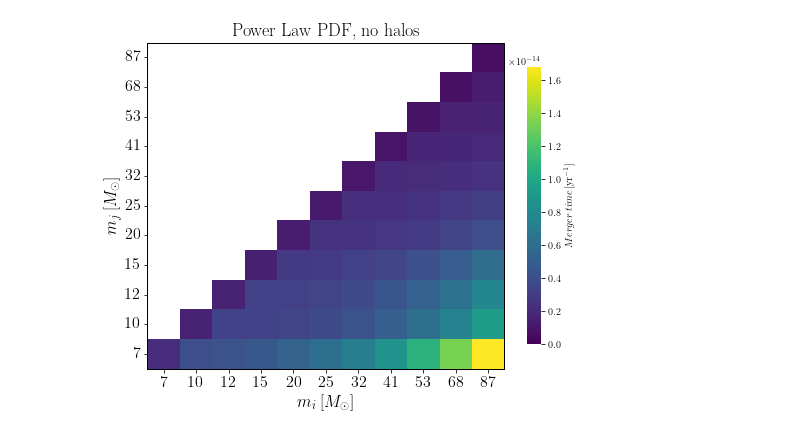
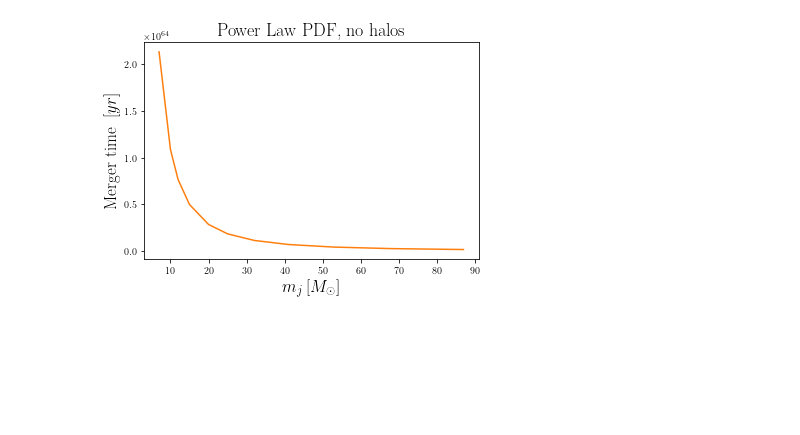
Before and after one commit to pratibhajangra591/Ifca-github, a Jupyter notebook: mergertime.ipynb, the cells around one changed output. Drawn from its saved outputs; the diff is of its cells as text; code cells hidden in the pictures; blank space fills up the shorter version.

```diff
--- a/mergertime.ipynb
+++ b/mergertime.ipynb
@@ -118,76 +72,30 @@ def merger_time_nohalo(m_1,m_2,Δ_1,Δ_2,t_m):
 # %%
-# Calculation of the 2D merger rate for Powerlaw PBH mass distribution.
-#The resolution of the PBHs masses m_1 is Δ_1 and of m_2 is Δ_2 with Δ_1=Δ_2=Δ.
+plt.rcParams['font.family'] = 'serif'
+plt.rcParams['xtick.direction'] = 'out'
+plt.rcParams['ytick.direction'] = 'out'
 
 
-Mergertime_PWR = np.zeros((11, 11))
-
-
-
-for i in range(11):
-    for j in range(11):
-
-        f_pbh = 4.3e-3
-        f = 0.85*f_pbh
-
-
-        def P(m): #Powerlaw PBH mass distribution
-            α = 1.6
-            M = 5     #in units of M☉
-            return ((α-1)/M) * ((m/M)**(-α))
-
-        if i==j:
-            Mergertime_PWR[i,j] = 0.5*merger_time_nohalo(m_1_list[i], m_2_list[j], Δ_1_list[i], Δ_2_list[j], t_m)
-
-        else:
-            Mergertime_PWR[i,j] = merger_time_nohalo(m_1_list[i], m_2_list[j], Δ_1_list[i], Δ_2_list[j], t_m)
+def merger_time_nohalos(m_2):  # assuming a_i = a_f and hence j_i = j_f .
+    return  (((a_i**4) * (c**5))/((85/3) * (G**3) * (m_1 * m_2 * (m_1 + m_2)))) * (j_i**7)
 
 
 
 
 
 
-plt.rcParams['font.family'] = 'serif'
-plt.rcParams['xtick.direction'] = 'out'
-plt.rcParams['ytick.direction'] = 'out'
+merger_time_nohalos_list = np.zeros(len(m_2_list))
+
+for i, m_2 in enumerate(m_2_list):
+    merger_time_nohalos_list[i] = merger_time_nohalos(m_2)
+
+plt.plot(m_2_list, merger_time_nohalos_list, 'C1')
 
 
 
-
-
-
-mask = np.tril(np.ones((11,11)), k=-1)  #created an array of shape Merger_12 with all the elements in it being 0.
-fig,ax = plt.subplots(figsize=(8, 6))
-
-
-
-
-
-ax = sns.heatmap(Mergertime_PWR, mask = mask,  cmap = 'viridis', cbar = True,
-                 cbar_kws = {"shrink": 0.85,'label': '$Merger \: time \:  [\mathrm{yr}^{-1}]$'},
-                 vmin = 0)
-
-
-
-ax.set_xticklabels(m_1_list, fontsize = 16)
-ax.set_yticklabels(m_2_list,rotation = 360, fontsize = 16)
-ax.tick_params(left=True, bottom=True)
-
-
-
-
-# Drawing the frame
-for _, spine in ax.spines.items():
-    spine.set_visible(True)
-    spine.set_linewidth(1)
-
-
-ax.invert_yaxis()
-plt.xlabel('$m_{i}\:[M_{\odot}]$', fontsize = 17)
-plt.ylabel('$m_{j}\: [M_{\odot}]$', fontsize = 17)
+plt.xlabel('$m_{j}\:[M_{\odot}]$', fontsize = 17)
+plt.ylabel('Merger time $\: [yr]$', fontsize = 17)
 plt.title('Power Law PDF, no halos', fontsize = 18)
-plt.savefig('timePWRLawnoDM.pdf')
 plt.show()
 # %% [output]
-[figure, old version]
+[figure, new version]
 # %%
```
Also changed, not shown: parts of 6 cells of this notebook.
